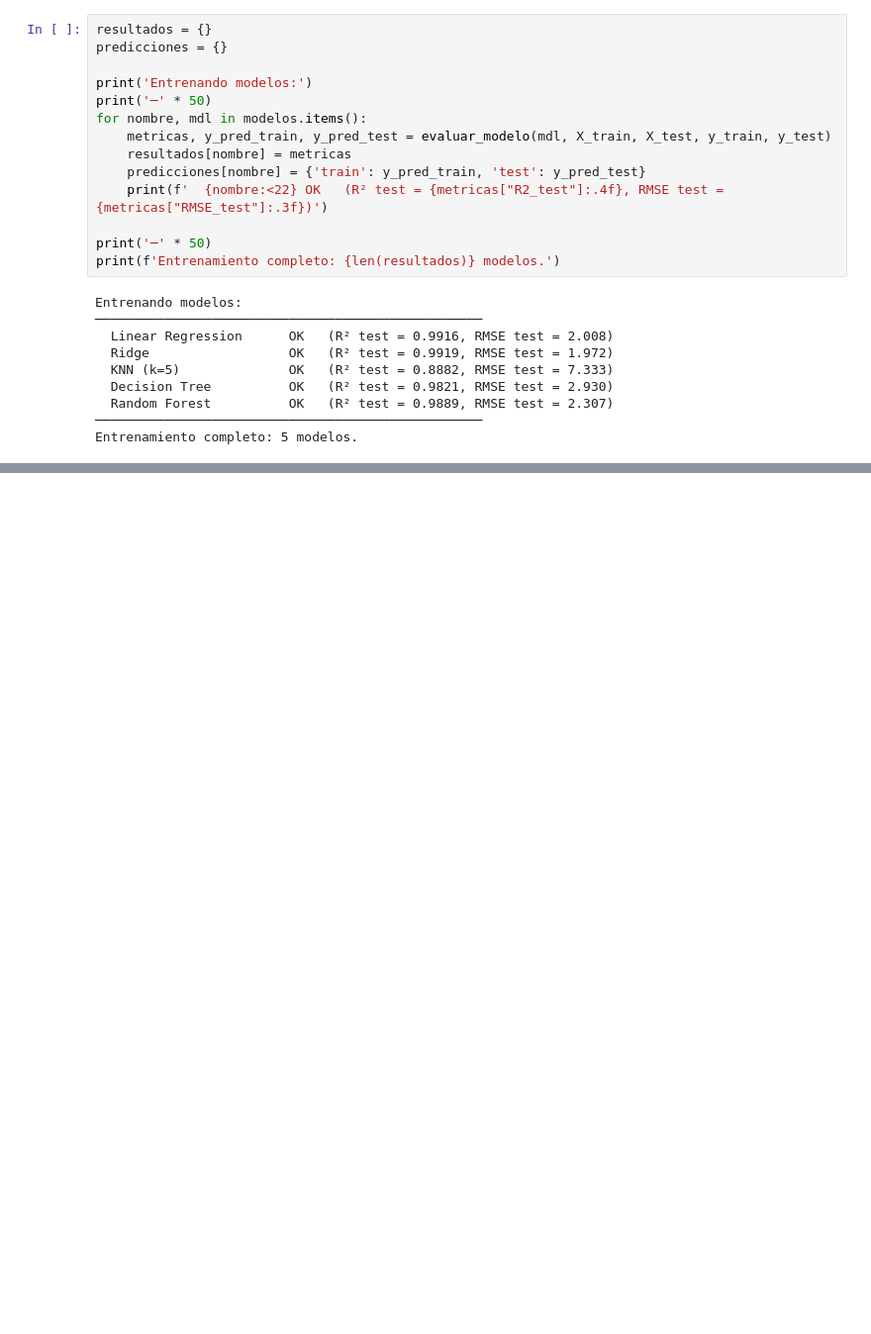
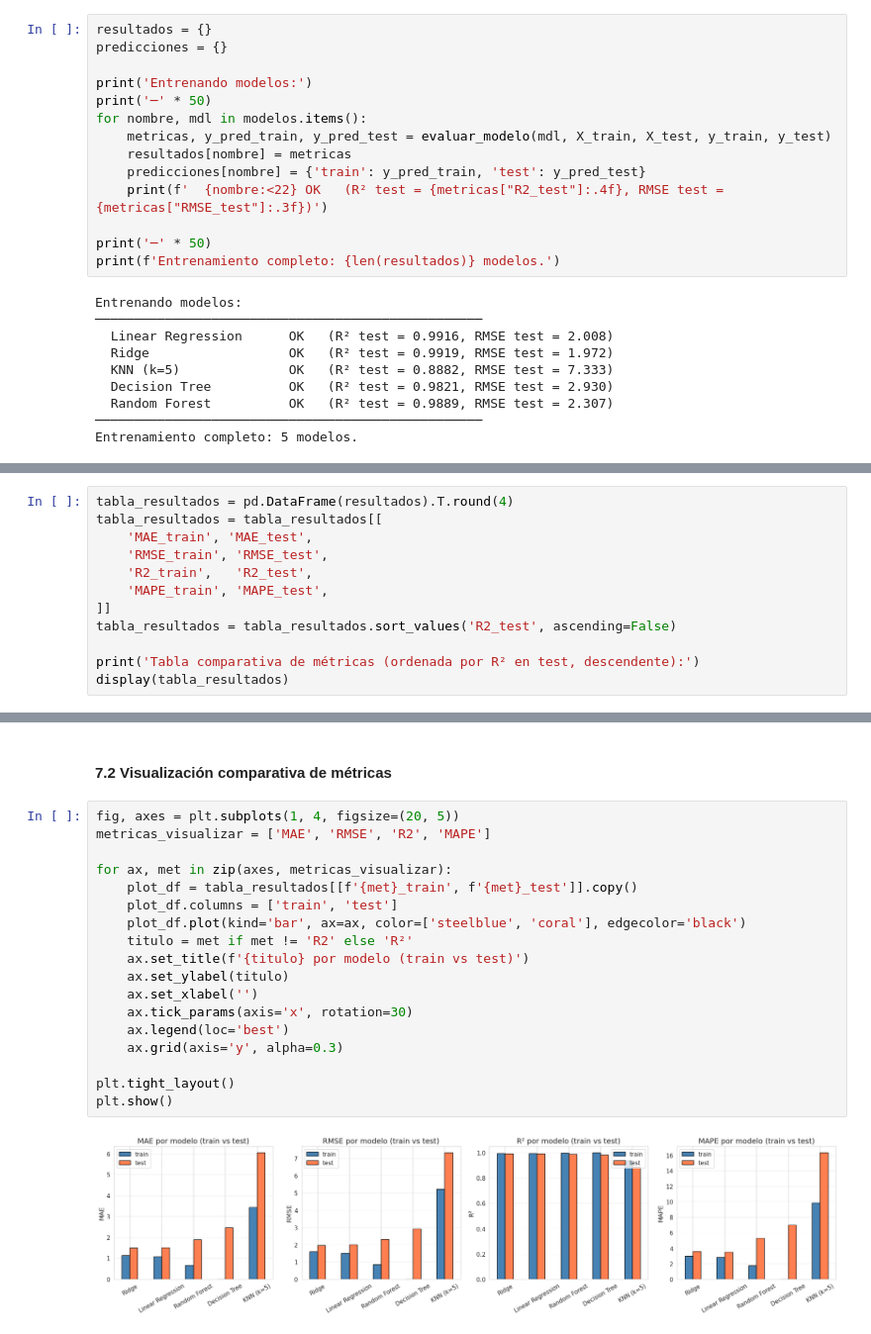
Before and after one commit to Tunchxz/CC3074-Proyecto-Final, a Jupyter notebook: Week-3.ipynb, the cells around one changed output, grey strips where cells are left out. Shown at 99% size. Cells and saved outputs as stored; diff of their text form; blank space fills up the shorter version.

Commit message:
feat: quantitative model comparison and overfit analysis

```diff
--- a/Week-3.ipynb
+++ b/Week-3.ipynb
@@ -574,0 +580,12 @@ Entrenamiento completo: 5 modelos.
+# %%
+tabla_resultados = pd.DataFrame(resultados).T.round(4)
+tabla_resultados = tabla_resultados[[
+    'MAE_train', 'MAE_test',
+    'RMSE_train', 'RMSE_test',
+    'R2_train',   'R2_test',
+    'MAPE_train', 'MAPE_test',
+]]
+tabla_resultados = tabla_resultados.sort_values('R2_test', ascending=False)
+
+print('Tabla comparativa de métricas (ordenada por R² en test, descendente):')
+display(tabla_resultados)
@@ -574,0 +606,22 @@ Entrenamiento completo: 5 modelos.
+# %% [markdown]
+#### 7.2 Visualización comparativa de métricas
+# %%
+fig, axes = plt.subplots(1, 4, figsize=(20, 5))
+metricas_visualizar = ['MAE', 'RMSE', 'R2', 'MAPE']
+
+for ax, met in zip(axes, metricas_visualizar):
+    plot_df = tabla_resultados[[f'{met}_train', f'{met}_test']].copy()
+    plot_df.columns = ['train', 'test']
+    plot_df.plot(kind='bar', ax=ax, color=['steelblue', 'coral'], edgecolor='black')
+    titulo = met if met != 'R2' else 'R²'
+    ax.set_title(f'{titulo} por modelo (train vs test)')
+    ax.set_ylabel(titulo)
+    ax.set_xlabel('')
+    ax.tick_params(axis='x', rotation=30)
+    ax.legend(loc='best')
+    ax.grid(axis='y', alpha=0.3)
+
+plt.tight_layout()
+plt.show()
+# %% [output]
+[figure, added]
```
Also changed, not shown: parts of 7 cells of this notebook.
